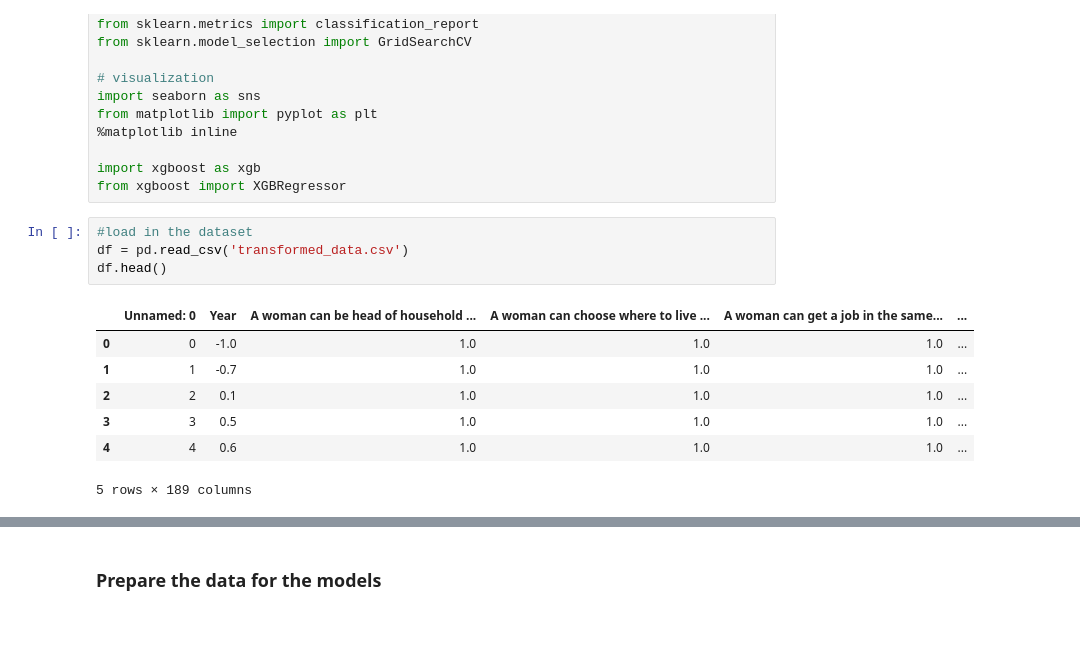
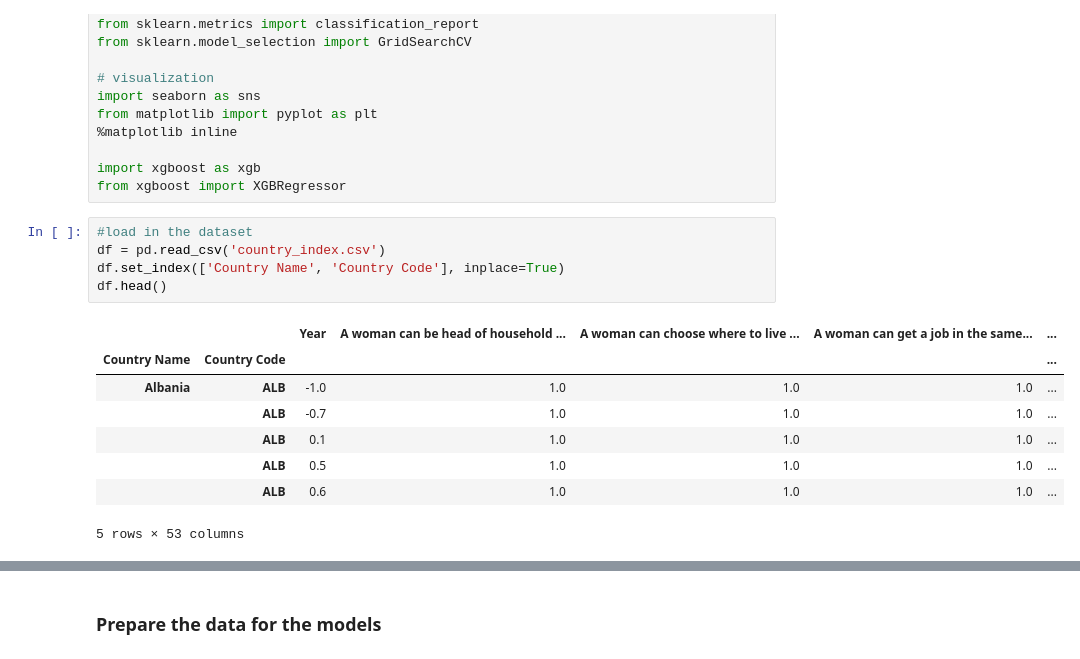
Before and after one commit to MLFP-90803-SP24-FinalProjects/Team13-ML-finalProject-Unveiling-the-Future-of-Women-in-STEM, a Jupyter notebook: Question2Gracie.ipynb, the cells around one changed output, grey strips where cells are left out. Cells and saved outputs as stored; diff of their text form; blank space fills up the shorter version.

```diff
--- a/Question2Gracie.ipynb
+++ b/Question2Gracie.ipynb
@@ -35,14 +35,16 @@ import xgboost as xgb
 from xgboost import XGBRegressor
 # %%
 #load in the dataset
-df = pd.read_csv('transformed_data.csv')
+df = pd.read_csv('country_index.csv')
+df.set_index(['Country Name', 'Country Code'], inplace=True)
 df.head()
 # %% [output]
-|  | Unnamed: 0 | Year | A woman can be head of household ... | A woman can choose where to live ... | A woman can get a job in the same... | ... |
-| 0 | 0 | -1.0 | 1.0 | 1.0 | 1.0 | ... |
-| 1 | 1 | -0.7 | 1.0 | 1.0 | 1.0 | ... |
-| 2 | 2 | 0.1 | 1.0 | 1.0 | 1.0 | ... |
-| 3 | 3 | 0.5 | 1.0 | 1.0 | 1.0 | ... |
-| 4 | 4 | 0.6 | 1.0 | 1.0 | 1.0 | ... |
+|  |  | Year | A woman can be head of household ... | A woman can choose where to live ... | A woman can get a job in the same... | ... |
+| Country Name | Country Code |  |  |  |  | ... |
+| Albania | ALB | -1.0 | 1.0 | 1.0 | 1.0 | ... |
+|  | ALB | -0.7 | 1.0 | 1.0 | 1.0 | ... |
+|  | ALB | 0.1 | 1.0 | 1.0 | 1.0 | ... |
+|  | ALB | 0.5 | 1.0 | 1.0 | 1.0 | ... |
+|  | ALB | 0.6 | 1.0 | 1.0 | 1.0 | ... |
-5 rows × 189 columns
+5 rows × 53 columns
 # %%
```
Also changed, not shown: parts of 18 cells of this notebook.
